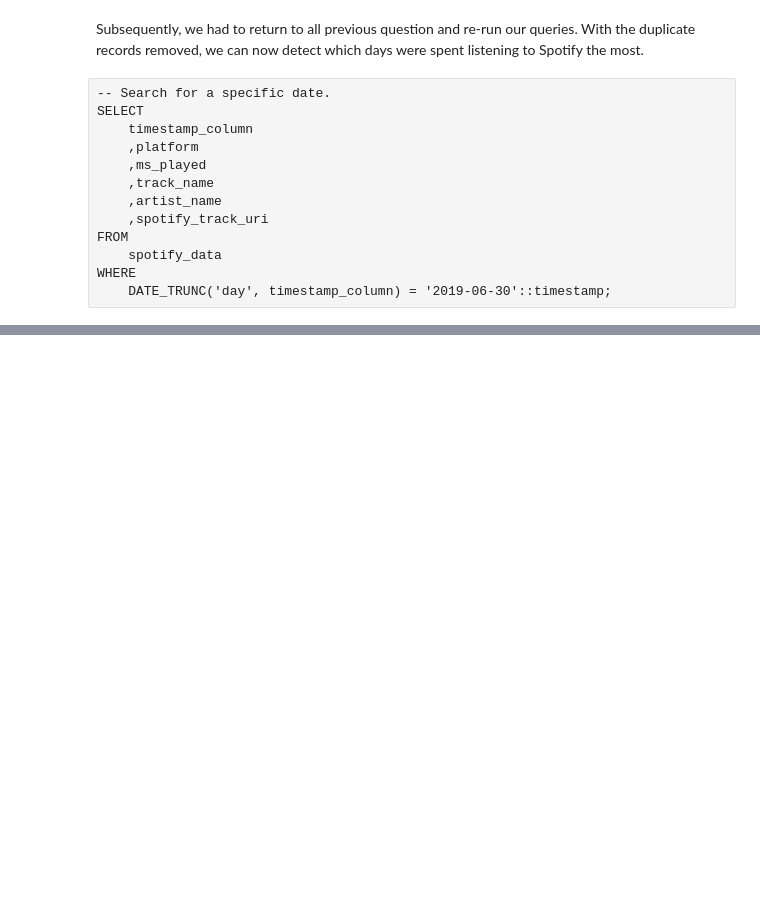
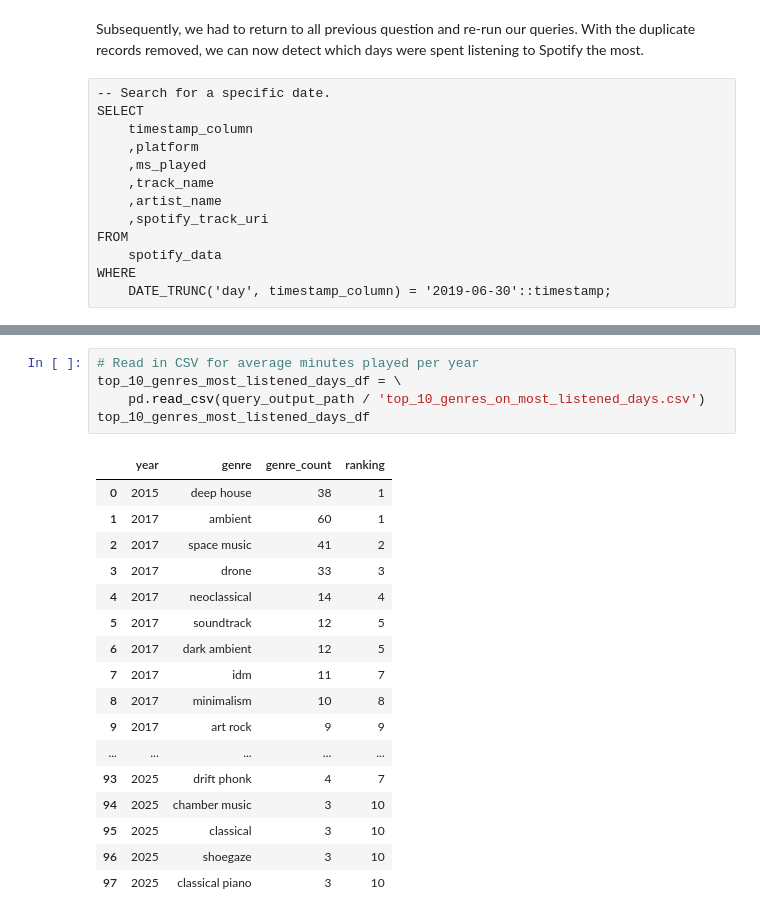
Before and after one commit to terryjbates/Spotify_Streaming_Data_Analysis, a Jupyter notebook: notebooks/Spotify_Streaming_Analysis.ipynb, the cells around one changed output, grey strips where cells are left out. Saved outputs shown, nothing was run; the diff lists cells and outputs as text; blank space fills up the shorter version.

Commit message:
Answer calendar day with most listening time question

```diff
--- a/notebooks/Spotify_Streaming_Analysis.ipynb
+++ b/notebooks/Spotify_Streaming_Analysis.ipynb
@@ -2650,0 +2718,23 @@ WHERE
+# %%
+# Read in CSV for average minutes played per year
+top_10_genres_most_listened_days_df = \
+    pd.read_csv(query_output_path / 'top_10_genres_on_most_listened_days.csv')
+top_10_genres_most_listened_days_df
+# %% [output]
+|  | year | genre | genre_count | ranking |
+| 0 | 2015 | deep house | 38 | 1 |
+| 1 | 2017 | ambient | 60 | 1 |
+| 2 | 2017 | space music | 41 | 2 |
+| 3 | 2017 | drone | 33 | 3 |
+| 4 | 2017 | neoclassical | 14 | 4 |
+| 5 | 2017 | soundtrack | 12 | 5 |
+| 6 | 2017 | dark ambient | 12 | 5 |
+| 7 | 2017 | idm | 11 | 7 |
+| 8 | 2017 | minimalism | 10 | 8 |
+| 9 | 2017 | art rock | 9 | 9 |
+| ... | ... | ... | ... | ... |
+| 93 | 2025 | drift phonk | 4 | 7 |
+| 94 | 2025 | chamber music | 3 | 10 |
+| 95 | 2025 | classical | 3 | 10 |
+| 96 | 2025 | shoegaze | 3 | 10 |
+| 97 | 2025 | classical piano | 3 | 10 |
```
Also changed, not shown: parts of 10 cells of this notebook, 3 other files.
